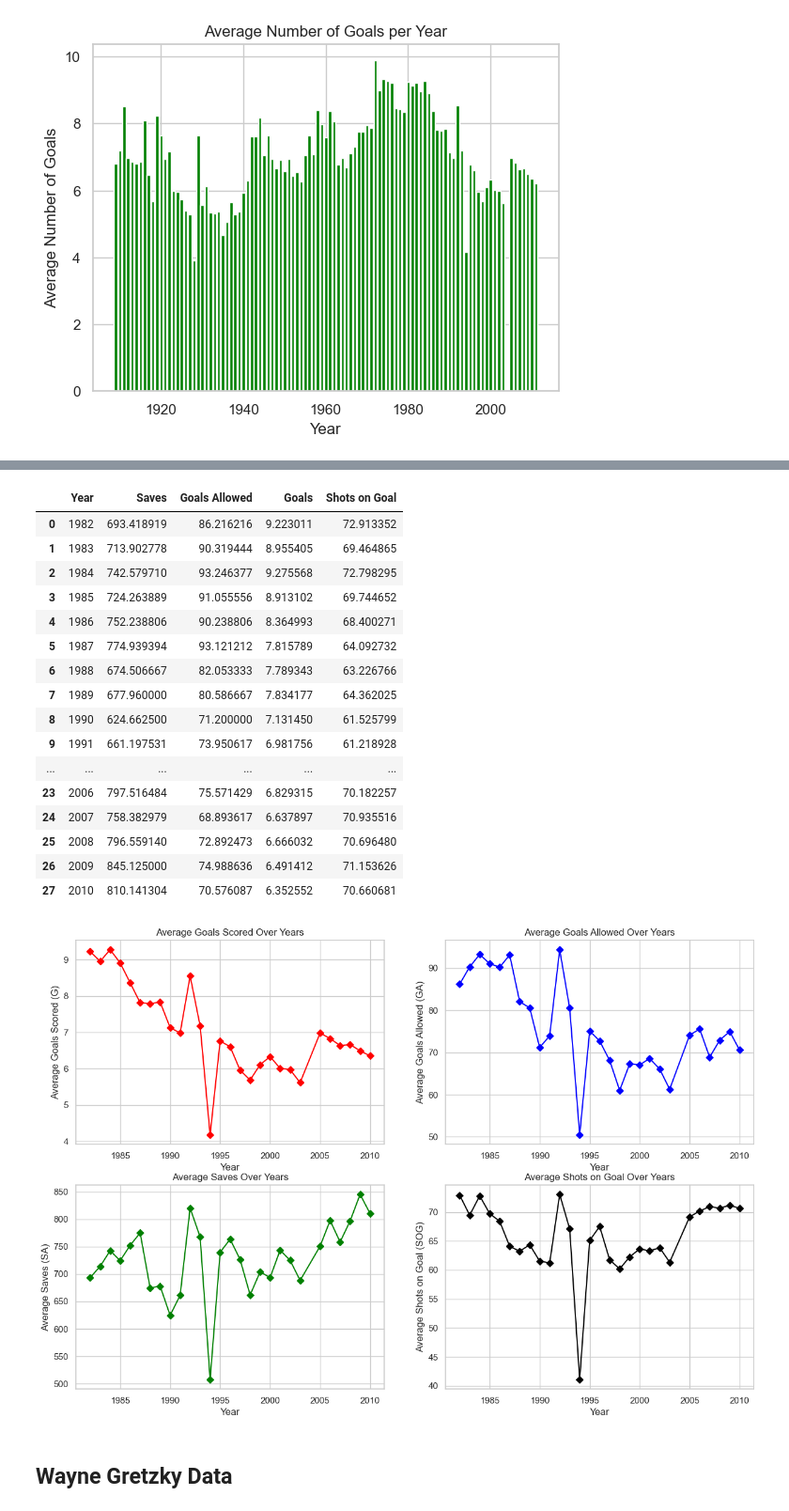
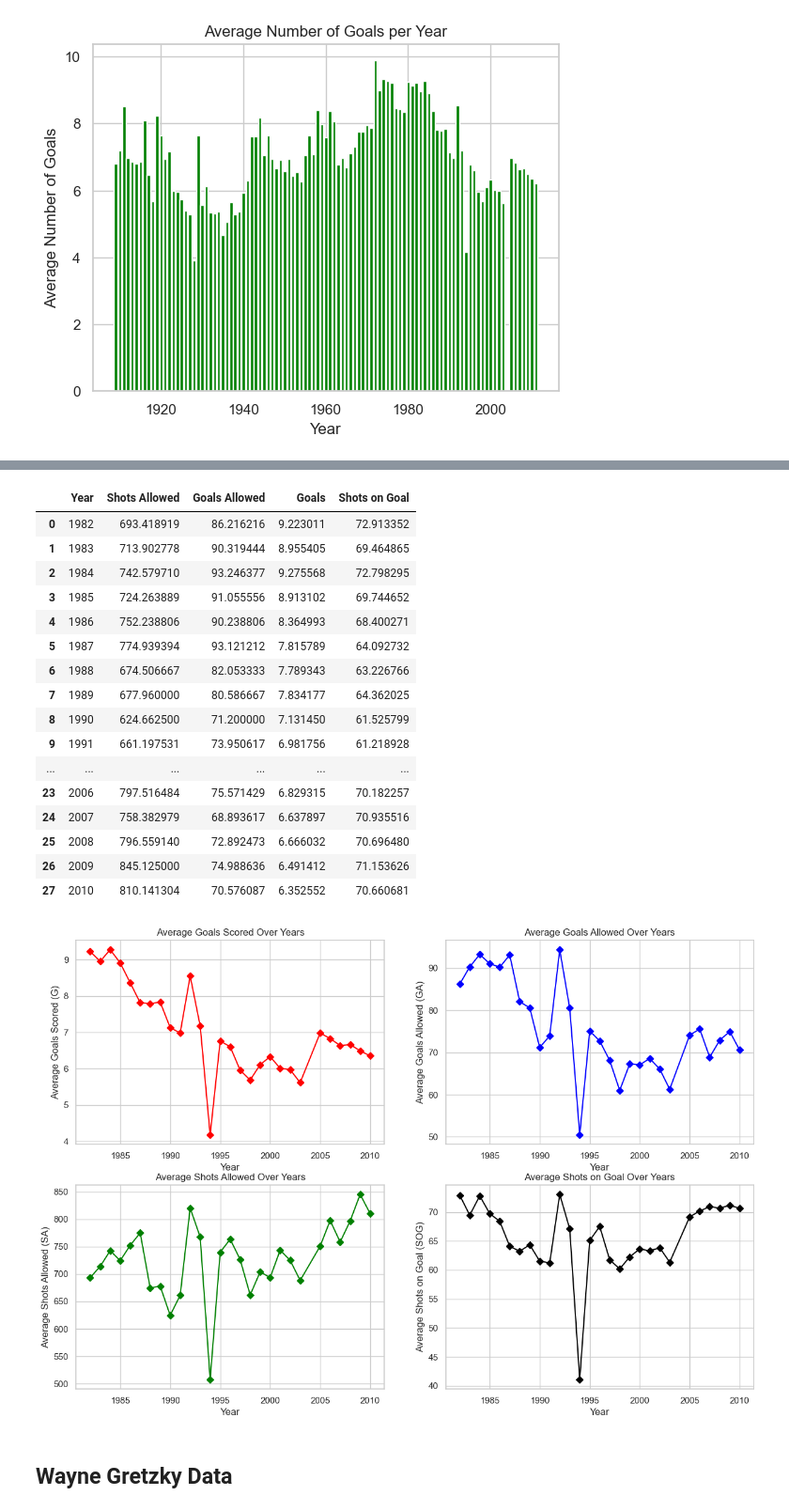
Before and after one commit to samwallach7/Project1-DELTS, a Jupyter notebook: project_1.ipynb, the cells around one changed output, grey strips where cells are left out. Shown: that part at 94% size. Saved outputs shown, nothing was run; the diff lists cells and outputs as text; code cells hidden in the pictures.

```diff
--- a/project_1.ipynb
+++ b/project_1.ipynb
@@ -186,7 +186,7 @@ goalie_data = pd.merge(goalie_data, name_data, on='playerID')
 
 #clean and rename dataframe
 goalie_data = goalie_data[['playerID','firstName','lastName', 'GP', 'year', 'tmID','lgID','GA','SA']]
-goalie_data=goalie_data.rename(columns={'playerID':'Player ID', 'firstName': 'First Name', 'lastName': 'Last Name', 'GP': 'Games Played', 'year': 'Year', 'tmID':'Team ID', 'lgID':'League', 'GA': 'Goals Allowed', 'SA':'Saves'})
+goalie_data=goalie_data.rename(columns={'playerID':'Player ID', 'firstName': 'First Name', 'lastName': 'Last Name', 'GP': 'Games Played', 'year': 'Year', 'tmID':'Team ID', 'lgID':'League', 'GA': 'Goals Allowed', 'SA':'Shots Allowed'})
 goalie_data = goalie_data.dropna()
 goalie_data = goalie_data[goalie_data['League']=='NHL']
 goalie_data
@@ -207,7 +207,7 @@ goalie_data
 # %%
 #create a dataframe that gets the avg player statistics by year
 avg_ga  =goalie_data.groupby('Year')['Goals Allowed'].mean()
-avg_sa = goalie_data.groupby('Year')['Saves'].mean()
+avg_sa = goalie_data.groupby('Year')['Shots Allowed'].mean()
 avg_sog = clean_data.groupby('Year')['Shots on Goal'].mean()
 avg_ga = pd.DataFrame(avg_ga)
 avg_sa = pd.DataFrame(avg_sa)
@@ -219,7 +219,7 @@ avg_player_stats = pd.merge(avg_goalie_stats, yearly_goal_avg, on='Year')
 avg_player_stats = pd.merge(avg_player_stats, avg_sog, on='Year')
 avg_player_stats
 # %% [output]
-|  | Year | Saves | Goals Allowed | Goals | Shots on Goal |
+|  | Year | Shots Allowed | Goals Allowed | Goals | Shots on Goal |
 | 0 | 1982 | 693.418919 | 86.216216 | 9.223011 | 72.913352 |
 | 1 | 1983 | 713.902778 | 90.319444 | 8.955405 | 69.464865 |
 | 2 | 1984 | 742.579710 | 93.246377 | 9.275568 | 72.798295 |
@@ -239,30 +239,30 @@ avg_player_stats
 # %%
 #create a 3 subplots using the avg player data
 fig, ([ax1, ax2], [ax3, ax4]) = plt.subplots(2,2, figsize = (15,10))
 ax1.plot(avg_player_stats['Year'], avg_player_stats['Goals'], color= 'red', marker='D' )
 ax1.set_xlabel('Year')
 ax1.set_ylabel('Average Goals Scored (G)')
 ax1.set_title('Average Goals Scored Over Years')
 
 ax2.plot(avg_player_stats['Year'], avg_player_stats['Goals Allowed'], color='blue', marker='D')
 ax2.set_xlabel('Year')
 ax2.set_ylabel('Average Goals Allowed (GA)')
 ax2.set_title('Average Goals Allowed Over Years')
 
 
-ax3.plot(avg_player_stats['Year'], avg_player_stats['Saves'], color='green', marker='D')
+ax3.plot(avg_player_stats['Year'], avg_player_stats['Shots Allowed'], color='green', marker='D')
 ax3.set_xlabel('Year')
-ax3.set_ylabel('Average Saves (SA)')
-ax3.set_title('Average Saves Over Years')
+ax3.set_ylabel('Average Shots Allowed (SA)')
+ax3.set_title('Average Shots Allowed Over Years')
 
 ax4.plot(avg_player_stats['Year'], avg_player_stats['Shots on Goal'], color='black', marker='D')
 ax4.set_xlabel('Year')
 ax4.set_ylabel('Average Shots on Goal (SOG)')
 ax4.set_title('Average Shots on Goal Over Years')
 
 fig.savefig('Output_files/sam/player_stats_output/subplot.png')
 # %% [output]
-[figure, old version]
+[figure, new version]
 # %% [markdown]
 ## Wayne Gretzky Data
 # %%
```
Also changed, not shown: parts of 4 cells of this notebook, 2 other files.
